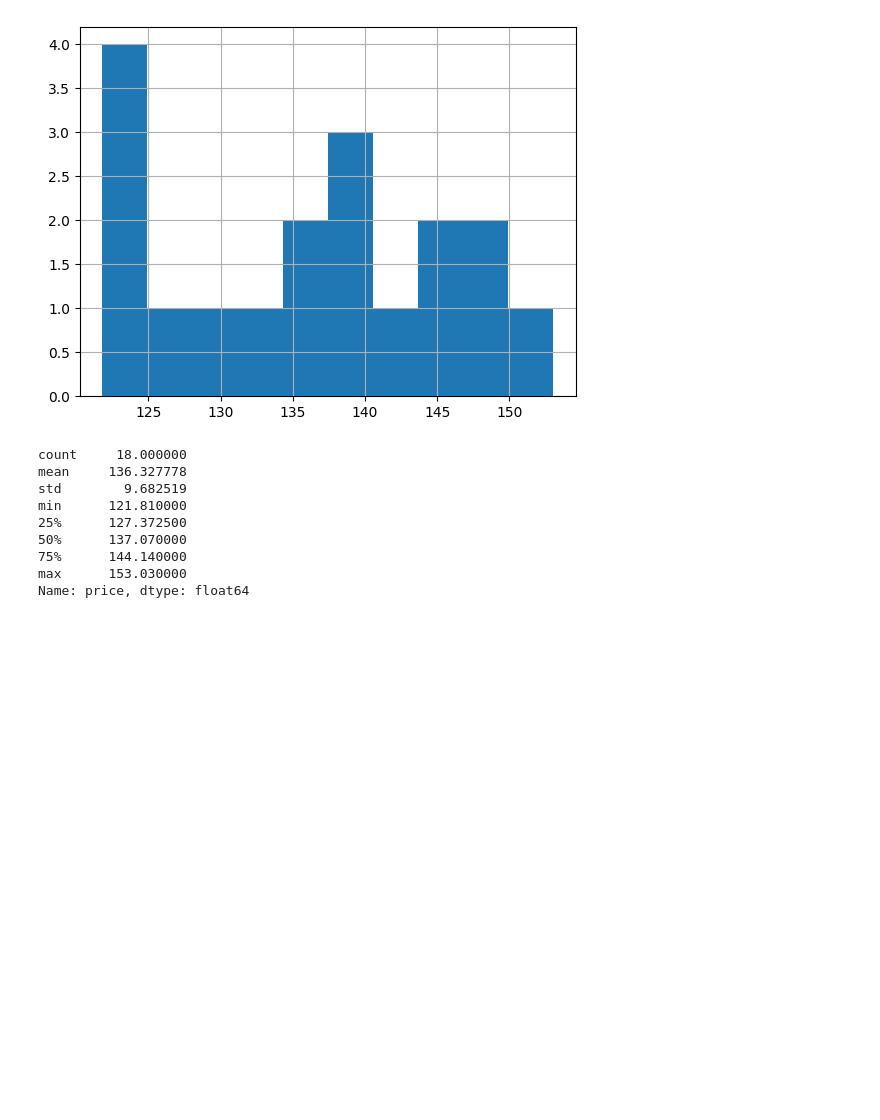
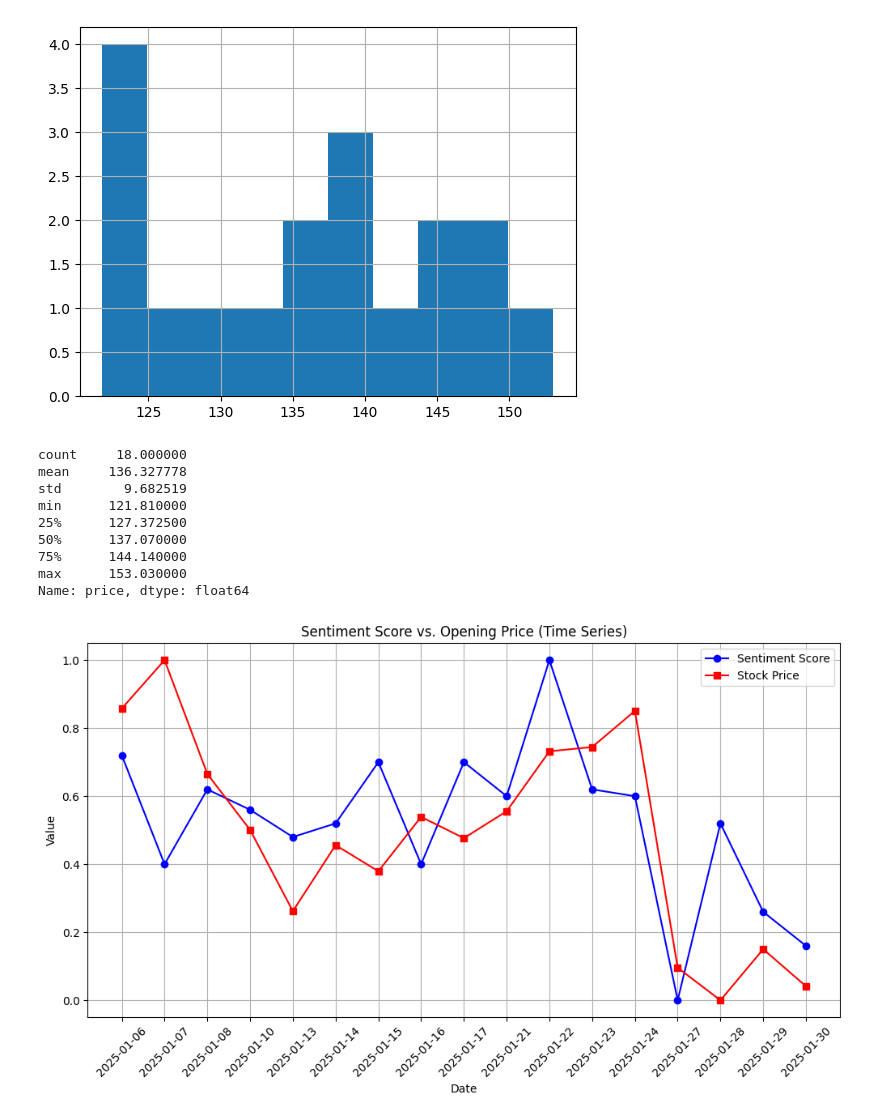
Before and after one commit to wdgstl/MarketSentimentAnalysis, a Jupyter notebook: scripts/EDA.ipynb, the cells around one changed output. Cells and saved outputs as stored; diff of their text form; code cells hidden in the pictures; blank space fills up the shorter version.

Commit message:
analysis done

```diff
--- a/scripts/EDA.ipynb
+++ b/scripts/EDA.ipynb
@@ -226,0 +225,29 @@ df_pro = pd.read_csv('/Users/wdgstl/UVA/DS/MarketSentimentAnalysis/data/new_data
+# %%
+from sklearn.preprocessing import MinMaxScaler
+
+df = pd.read_csv('/Users/wdgstl/UVA/DS/MarketSentimentAnalysis/data/scores_with_prices.csv')
+
+scaler = MinMaxScaler()
+df[["score_norm", "price_norm"]] = scaler.fit_transform(df[["Sentiment Score", "price"]])
+
+# Step 2: Plot the Time Series Data
+plt.figure(figsize=(12, 6))
+
+# Plot Sentiment Scores
+plt.plot(df["date"], df["score_norm"], marker='o', linestyle='-', label="Sentiment Score", color='blue')
+
+# Plot Stock Prices
+plt.plot(df["date"], df["price_norm"], marker='s', linestyle='-', label="Stock Price", color='red')
+
+# Step 3: Customize the Plot
+plt.xlabel("Date")
+plt.ylabel("Value")
+plt.title("Sentiment Score vs. Opening Price (Time Series)")
+plt.legend()
+plt.xticks(rotation=45)
+plt.grid()
+
+# Show the Plot
+plt.show()
+# %% [output]
+[figure, added]
```
Also changed, not shown: parts of 2 cells of this notebook, 6 other files.
